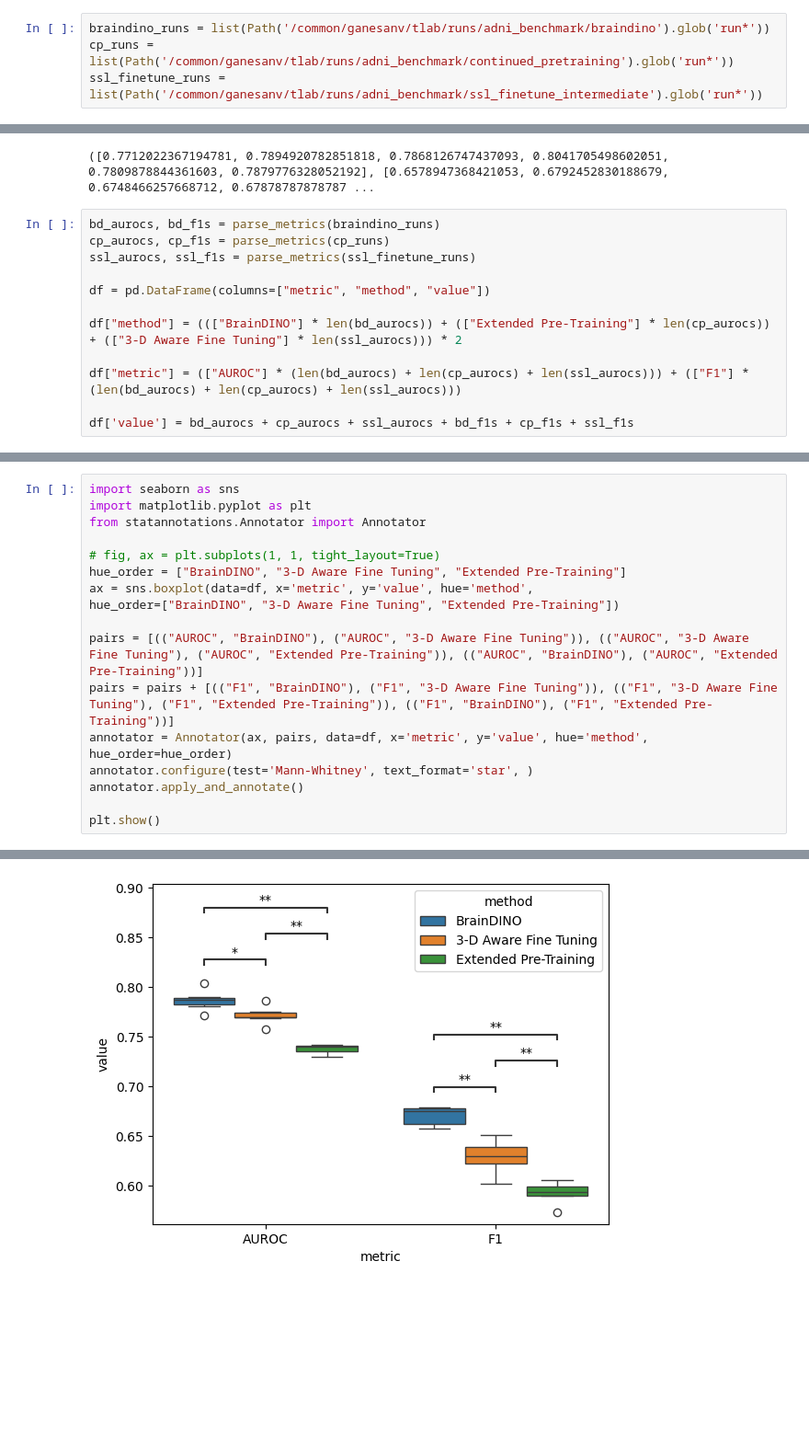
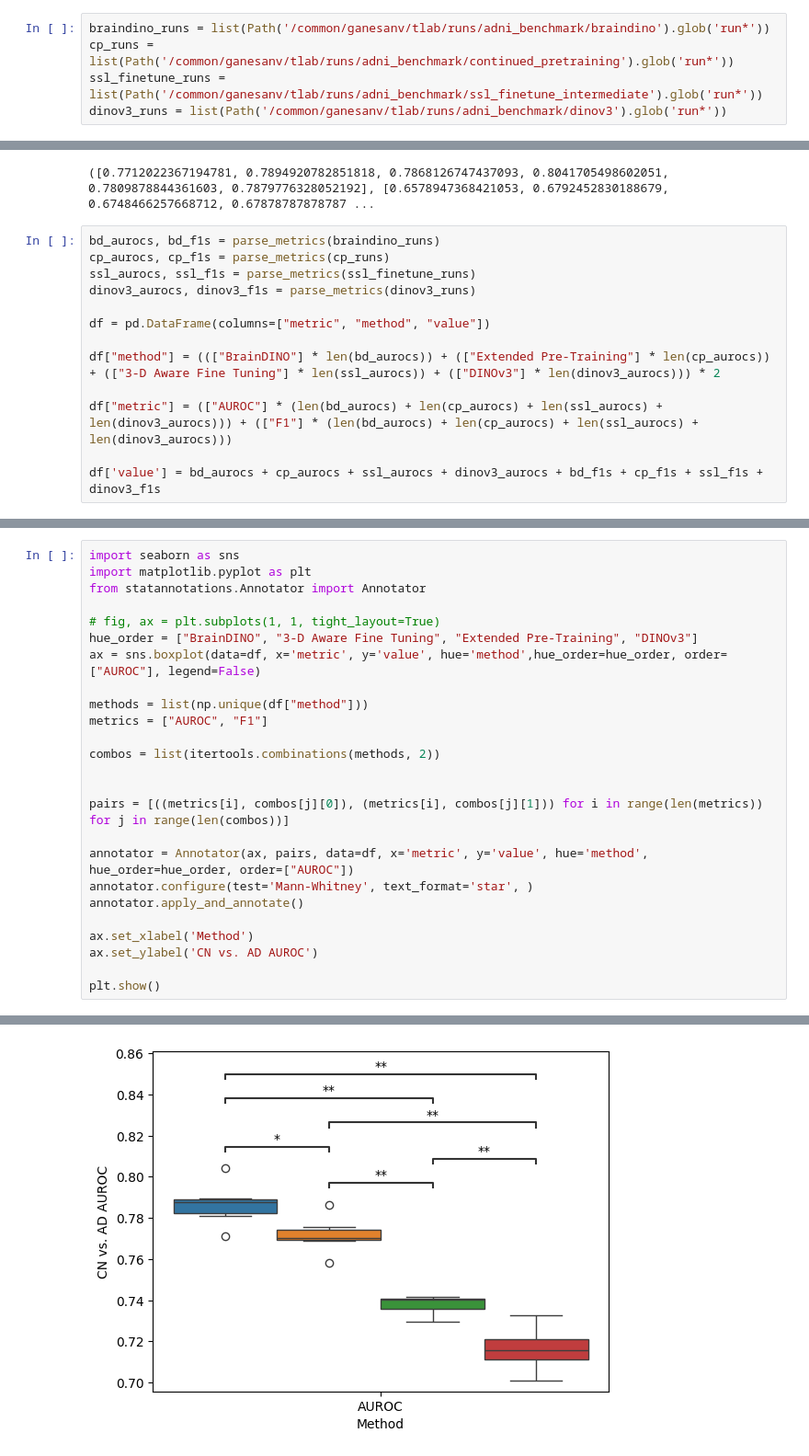
Before and after one commit to VikramGanesanjs/tlab-project-s2026, a Jupyter notebook: src/adni_performance_figs.ipynb, the cells around one changed output, grey strips where cells are left out. Shown at 92% size. Saved outputs shown, nothing was run; the diff lists cells and outputs as text; blank space fills up the shorter version.

Commit message:
Benchmarks and figures ready for ADNI dataset for research in progress meeting 8/17.

```diff
--- a/src/adni_performance_figs.ipynb
+++ b/src/adni_performance_figs.ipynb
@@ -7,3 +7,4 @@ from pathlib import Path
 braindino_runs = list(Path('/common/ganesanv/tlab/runs/adni_benchmark/braindino').glob('run*'))
 cp_runs = list(Path('/common/ganesanv/tlab/runs/adni_benchmark/continued_pretraining').glob('run*'))
 ssl_finetune_runs = list(Path('/common/ganesanv/tlab/runs/adni_benchmark/ssl_finetune_intermediate').glob('run*'))
+dinov3_runs = list(Path('/common/ganesanv/tlab/runs/adni_benchmark/dinov3').glob('run*'))
@@ -31,11 +32,12 @@ print(parse_metrics(braindino_runs))
 bd_aurocs, bd_f1s = parse_metrics(braindino_runs)
 cp_aurocs, cp_f1s = parse_metrics(cp_runs)
 ssl_aurocs, ssl_f1s = parse_metrics(ssl_finetune_runs)
+dinov3_aurocs, dinov3_f1s = parse_metrics(dinov3_runs)
 
 df = pd.DataFrame(columns=["metric", "method", "value"])
 
-df["method"] = ((["BrainDINO"] * len(bd_aurocs)) + (["Extended Pre-Training"] * len(cp_aurocs)) + (["3-D Aware Fine Tuning"] * len(ssl_aurocs))) * 2
+df["method"] = ((["BrainDINO"] * len(bd_aurocs)) + (["Extended Pre-Training"] * len(cp_aurocs)) + (["3-D Aware Fine Tuning"] * len(ssl_aurocs)) + (["DINOv3"] * len(dinov3_aurocs))) * 2
 
-df["metric"] = (["AUROC"] * (len(bd_aurocs) + len(cp_aurocs) + len(ssl_aurocs))) + (["F1"] * (len(bd_aurocs) + len(cp_aurocs) + len(ssl_aurocs)))
+df["metric"] = (["AUROC"] * (len(bd_aurocs) + len(cp_aurocs) + len(ssl_aurocs) + len(dinov3_aurocs))) + (["F1"] * (len(bd_aurocs) + len(cp_aurocs) + len(ssl_aurocs) + len(dinov3_aurocs)))
 
-df['value'] = bd_aurocs + cp_aurocs + ssl_aurocs + bd_f1s + cp_f1s + ssl_f1s
+df['value'] = bd_aurocs + cp_aurocs + ssl_aurocs + dinov3_aurocs + bd_f1s + cp_f1s + ssl_f1s + dinov3_f1s
@@ -45,16 +49,24 @@ import matplotlib.pyplot as plt
 from statannotations.Annotator import Annotator
 
 # fig, ax = plt.subplots(1, 1, tight_layout=True)
-hue_order = ["BrainDINO", "3-D Aware Fine Tuning", "Extended Pre-Training"]
-ax = sns.boxplot(data=df, x='metric', y='value', hue='method',
-hue_order=["BrainDINO", "3-D Aware Fine Tuning", "Extended Pre-Training"])
+hue_order = ["BrainDINO", "3-D Aware Fine Tuning", "Extended Pre-Training", "DINOv3"]
+ax = sns.boxplot(data=df, x='metric', y='value', hue='method',hue_order=hue_order, order=["AUROC"], legend=False)
 
-pairs = [(("AUROC", "BrainDINO"), ("AUROC", "3-D Aware Fine Tuning")), (("AUROC", "3-D Aware Fine Tuning"), ("AUROC", "Extended Pre-Training")), (("AUROC", "BrainDINO"), ("AUROC", "Extended Pre-Training"))]
-pairs = pairs + [(("F1", "BrainDINO"), ("F1", "3-D Aware Fine Tuning")), (("F1", "3-D Aware Fine Tuning"), ("F1", "Extended Pre-Training")), (("F1", "BrainDINO"), ("F1", "Extended Pre-Training"))]
-annotator = Annotator(ax, pairs, data=df, x='metric', y='value', hue='method', hue_order=hue_order)
+methods = list(np.unique(df["method"]))
+metrics = ["AUROC", "F1"]
+
+combos = list(itertools.combinations(methods, 2))
+
+
+pairs = [((metrics[i], combos[j][0]), (metrics[i], combos[j][1])) for i in range(len(metrics)) for j in range(len(combos))]
+
+annotator = Annotator(ax, pairs, data=df, x='metric', y='value', hue='method', hue_order=hue_order, order=["AUROC"])
 annotator.configure(test='Mann-Whitney', text_format='star', )
 annotator.apply_and_annotate()
 
+ax.set_xlabel('Method')
+ax.set_ylabel('CN vs. AD AUROC')
+
 plt.show()
 # %% [output]
 p-value annotation legend:
@@ -73 +85 @@ AUROC_BrainDINO vs. AUROC_Extended Pre-Training: Mann-Whitney-Wilcoxon test two-
-[figure, old version]
+[figure, new version]
```
Also changed, not shown: parts of 11 cells of this notebook, 6 other files.
